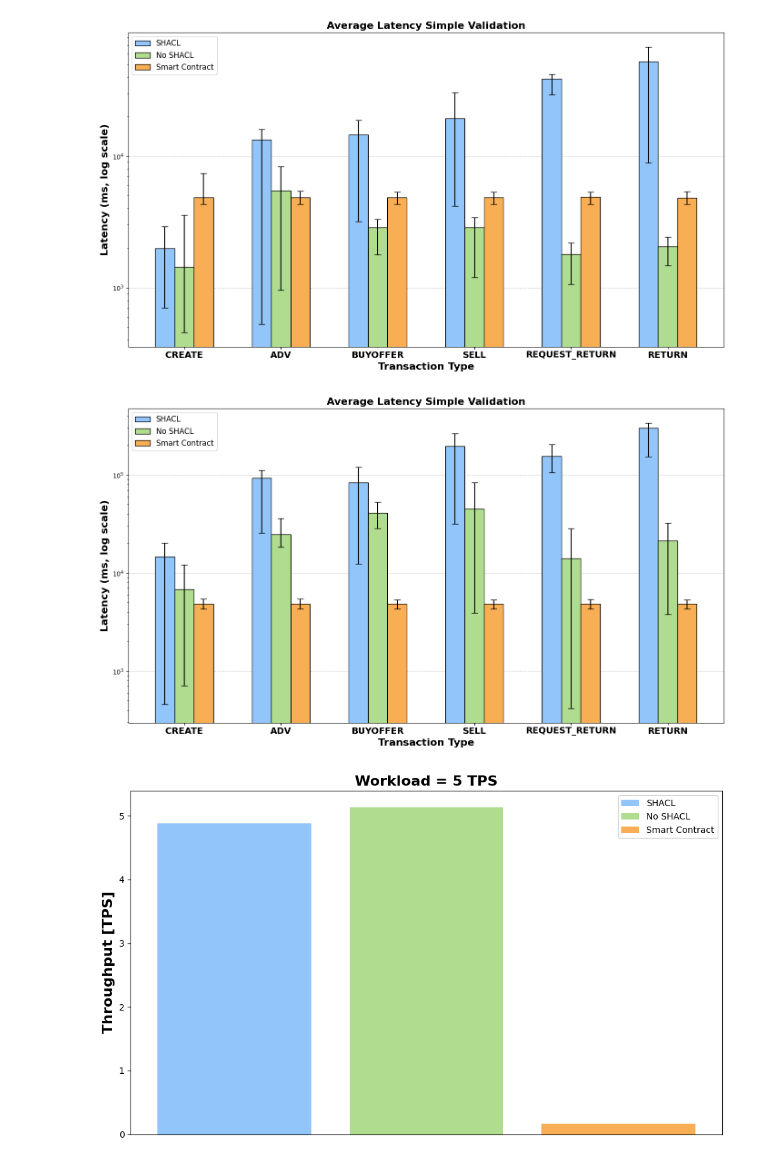
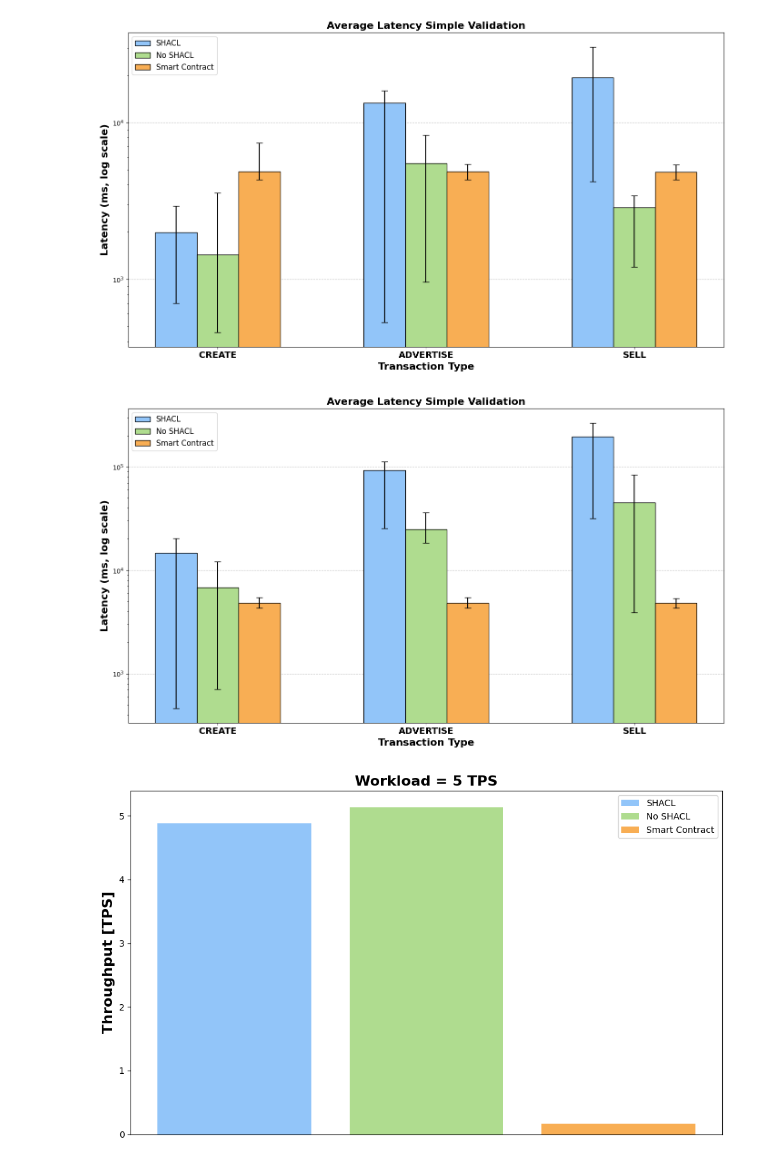
Before and after one commit to sogolsmansouri/smartchaindb, a Jupyter notebook: charts/charts.ipynb, the cells around one changed output. Cells and saved outputs as stored; diff of their text form; code cells hidden in the pictures.

Commit message:
Updated figures

```diff
--- a/charts/charts.ipynb
+++ b/charts/charts.ipynb
@@ -11,22 +11,22 @@ ColorShaclSimpleNotOpt = '#92C5F9'
 ColorNoshaclSimple = '#AFDC8F'
 ColorScSimple = '#F8AE54'
 
-x_labels = ['CREATE', 'ADV', 'BUYOFFER', 'SELL', 'REQUEST_RETURN', 'RETURN']  # Transaction types
+x_labels = ['CREATE', 'ADVERTISE', 'SELL']  # Transaction types
 
 # Data shacl simple not opt : 7
-set1_min = [701, 529, 3190, 4188, 29313, 8870]  # Set 1: min values
-set1_max = [2920, 16014, 18699, 30379, 41804, 67701]  # Set 1: max values
-set1_avg = [1989.01,13358.14, 14547.84,19344.18,38589.4, 52413.13]  # Set 1: average values
+set1_min = [701, 529, 4188]  # Set 1: min values
+set1_max = [2920, 16014, 30379]  # Set 1: max values
+set1_avg = [1989.01,13358.14, 19344.18]  # Set 1: average values
 
 #non shacl simple 11
-set3_min = [456,960,1776,1196,1062,1475]  # Set 2: min values
-set3_max = [3550,8316,3319,3421,2196,2424]  # Set 2: max values
-set3_avg = [1432.29,5485.28,2882.27,2868.81,1797.77,2060.48]  # Set 3: average values
+set3_min = [456, 960, 1196]  # Set 2: min values
+set3_max = [3550, 8316, 3421]  # Set 2: max values
+set3_avg = [1432.29, 5485.28, 2868.81]  # Set 3: average values
 
 # sc
-set4_min = [4306, 4306,4304,4306,4306,4305]  # Set 4: min values
-set4_max = [7396, 5405,  5350, 5362,5345, 5368]  # Set 4: max values
-set4_avg = [4849.830000, 4858.845794,4842.873832 , 4843.520000 ,4877.146667,4810.766667 ]  # Set 4: average values
+set4_min = [4306, 4306,4306]  # Set 4: min values
+set4_max = [7396, 5405, 5362]  # Set 4: max values
+set4_avg = [4849.830000, 4858.845794, 4843.520000 ]  # Set 4: average values
 
 # Create a DataFrame for data
 data = {
@@ -91,28 +91,28 @@ plt.savefig("chart-lat-w5.pdf", format='pdf')
 # Show the plot
 plt.show()
 # %% [output]
-[figure, old version]
+[figure, new version]
 # %%
 import pandas as pd
 import matplotlib.pyplot as plt
 import numpy as np
 
-x_labels = ['CREATE', 'ADV', 'BUYOFFER', 'SELL', 'REQUEST_RETURN', 'RETURN']  # Transaction types
+x_labels = ['CREATE', 'ADVERTISE', 'SELL']  # Transaction types
 
 # Data shacl simple not opt : 8
-set1_min = [460, 25457,12397,31631,106211,154115]  # Set 1: min values
-set1_max = [20255,111719,120097,265985,204394,339346]  # Set 1: max values
-set1_avg = [14669.12,92633.77,83667.2,195431.49,155652.42,302121.94]  # Set 1: average values
+set1_min = [460, 25457,31631]  # Set 1: min values
+set1_max = [20255,111719,265985]  # Set 1: max values
+set1_avg = [14669.12,92633.77,195431.49]  # Set 1: average values
 
 #non shacl simple 12
-set3_min = [707,18404,28610,3903,415,3791]  # Set 2: min values
-set3_max = [12100,36133,52983,83633,28465,32301]  # Set 2: max values
-set3_avg = [6819.76,24890.21,41097.85,44938.04,14113.66,21242.25]  # Set 3: average values
+set3_min = [707,18404,3903]  # Set 2: min values
+set3_max = [12100,36133,83633]  # Set 2: max values
+set3_avg = [6819.76,24890.21,44938.04]  # Set 3: average values
 
 # sc
-set4_min = [4302, 4302,4301,4301,4302,4301]  # Set 4: min values
-set4_max = [5448, 5448,  5357, 5354,5387, 5332]  # Set 4: max values
-set4_avg = [4842.485981,4842.485981 , 4839.108645 ,4837.903333   , 4843.520000 , 4854.890000  ]  # Set 4: average values
+set4_min = [4302, 4302,4301]  # Set 4: min values
+set4_max = [5448, 5448, 5354]  # Set 4: max values
+set4_avg = [4842.485981,4842.485981 ,4837.903333]  # Set 4: average values
 
 # Create a DataFrame for data
 data = {
@@ -152,34 +152,34 @@ bars.append(ax.bar(index, df['set3_avg'], bar_width, color=ColorNoshaclSimple,
 bars.append(ax.bar(index + bar_width, df['set4_avg'], bar_width, color=ColorScSimple,
                    yerr=[df['set4_avg'] - df['set4_min'], df['set4_max'] - df['set4_avg']], capsize=5, edgecolor='black',zorder=2))
 
 # Set labels and title
 ax.set_title('Average Latency Simple Validation', fontsize=16,fontweight='bold')
 ax.set_xlabel('Transaction Type', fontsize=16, fontweight='bold')
 ax.set_ylabel('Latency (ms, log scale)', fontsize=16,fontweight='bold')
 
 ax.grid(axis='y', linestyle='--', alpha=0.7, zorder=0)
 
 # Log scale for the y-axis to accommodate disparity
 ax.set_yscale('log')
 
 # Adjust x-tick positions and labels
 ax.set_xticks(index)
 ax.set_xticklabels(x_labels, fontsize=14,fontweight='bold')
 #ax.legend(fontsize=10)
 
 ax.legend([bars[0], bars[1], bars[2]],
           [ShaclSimpleNotOpt, NoshaclSimple, ScSimple],
           fontsize=12, loc='upper left')
 
 # Layout adjustment for better spacing
 plt.tight_layout()
 
 plt.savefig("chart-lat-w20.pdf", format='pdf')
 
 # Show the plot
 plt.show()
 # %% [output]
-[figure, old version]
+[figure, new version]
 # %%
 import matplotlib.pyplot as plt
 import numpy as np
```
Also changed, not shown: 5 other files.
